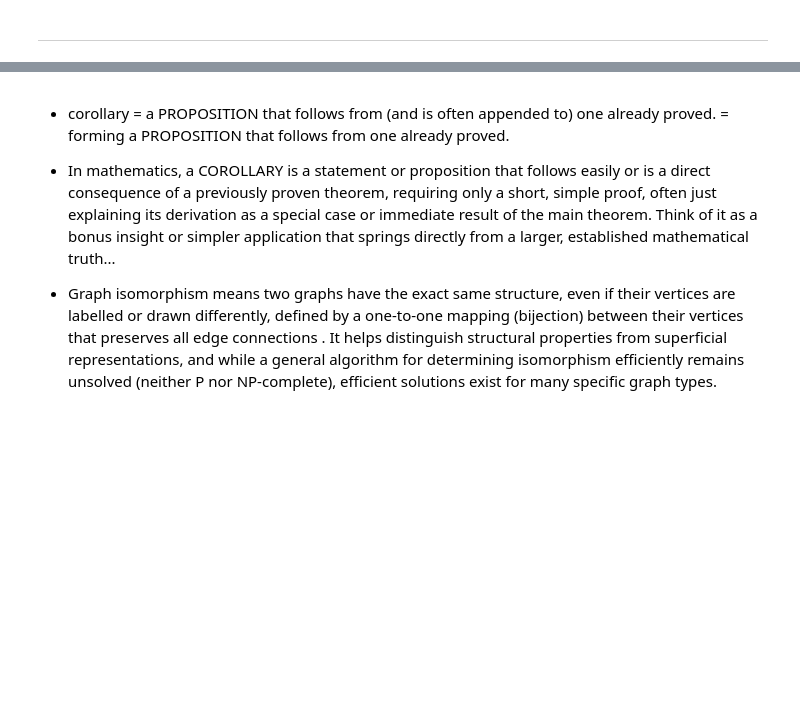
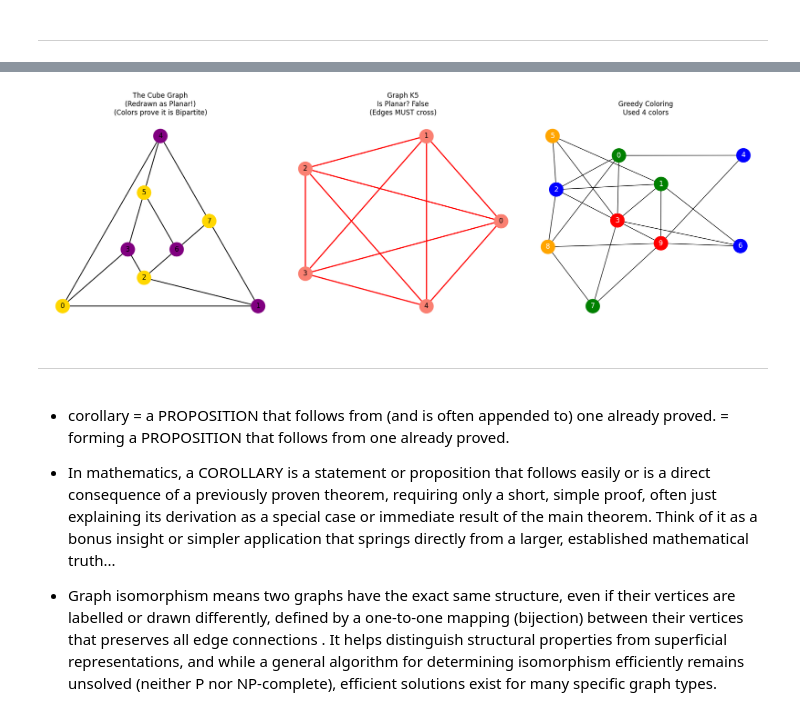
Before and after one commit to Ice-Citron/Project-Liberty, a Jupyter notebook: Copied/40008-Graphs-&-Algorithms/23-Jan.ipynb, the cells around one changed output, grey strips where cells are left out. Drawn from its saved outputs; the diff is of its cells as text; code cells hidden in the pictures; blank space fills up the shorter version.

```diff
--- a/Copied/40008-Graphs-&-Algorithms/23-Jan.ipynb
+++ b/Copied/40008-Graphs-&-Algorithms/23-Jan.ipynb
@@ -1006,0 +1632,73 @@ Can I swap Hub 0 and Worker 1? False
+# %%
+import networkx as nx
+import matplotlib.pyplot as plt
+
+def visualize_planar_and_coloring():
+    # Setup the figure
+    fig, axes = plt.subplots(1, 3, figsize=(18, 6))
+
+    # --- 1. THE CUBE (Hidden Planar & Bipartite) ---
+    # The lecturer explicitly mentioned the Cube is planar AND bipartite.
+    # Let's prove it visually.
+    G_cube = nx.cubical_graph()
+
+    # Check Planarity programmatically
+    is_planar, embedding = nx.check_planarity(G_cube)
+
+    # Layout: Use the planar layout if possible, otherwise spring
+    if is_planar:
+        pos_cube = nx.combinatorial_embedding_to_pos(embedding)
+        title_1 = "The Cube Graph\n(Redrawn as Planar!)"
+    else:
+        pos_cube = nx.spring_layout(G_cube)
+        title_1 = "The Cube Graph"
+
+    # Color it Bipartite (2-color)
+    # NetworkX has a dedicated bipartite color algorithm
+    color_map = nx.bipartite.color(G_cube) # Returns {node: 0 or 1}
+    node_colors = ['gold' if color_map[n]==1 else 'purple' for n in G_cube.nodes()]
+
+    nx.draw(G_cube, pos_cube, ax=axes[0], with_labels=True,
+            node_color=node_colors, node_size=600, edge_color='black', width=1.5)
+    axes[0].set_title(f"{title_1}\n(Colors prove it is Bipartite)", fontsize=12)
+
+
+    # --- 2. K5 (The Non-Planar Villain) ---
+    # The complete graph on 5 nodes
+    G_k5 = nx.complete_graph(5)
+
+    # Try to check planarity
+    is_k5_planar, _ = nx.check_planarity(G_k5)
+
+    nx.draw(G_k5, nx.circular_layout(G_k5), ax=axes[1], with_labels=True,
+            node_color='salmon', node_size=600, edge_color='red', width=2)
+    axes[1].set_title(f"Graph K5\nIs Planar? {is_k5_planar}\n(Edges MUST cross)", fontsize=12)
+
+
+    # --- 3. GRAPH COLORING (Greedy Algorithm) ---
+    # Let's make a random planar-ish graph and color it
+    G_rand = nx.erdos_renyi_graph(10, 0.4, seed=42)
+
+    # Use greedy coloring algorithm
+    # Strategies: 'largest_first' often uses fewer colors
+    greedy_colors = nx.coloring.greedy_color(G_rand, strategy='largest_first')
+    # greedy_colors is a dict {node: color_index}
+
+    # Map indices to actual colors
+    palette = ['red', 'green', 'blue', 'orange', 'cyan']
+    final_colors = [palette[greedy_colors[n]] for n in G_rand.nodes()]
+
+    pos_rand = nx.spring_layout(G_rand, seed=42)
+    nx.draw(G_rand, pos_rand, ax=axes[2], with_labels=True,
+            node_color=final_colors, node_size=600, font_color='white')
+
+    num_colors_used = max(greedy_colors.values()) + 1
+    axes[2].set_title(f"Greedy Coloring\nUsed {num_colors_used} colors", fontsize=12)
+
+    plt.tight_layout()
+    plt.show()
+
+if __name__ == "__main__":
+    visualize_planar_and_coloring()
+# %% [output]
+[figure, added]
@@ -1007,3 +1725,5 @@ Can I swap Hub 0 and Worker 1? False
+# %% [markdown]
+---
 # %% [markdown]
 - corollary = a PROPOSITION that follows from (and is often appended to) one
               already proved.
```
Also changed, not shown: parts of 19 cells of this notebook.
